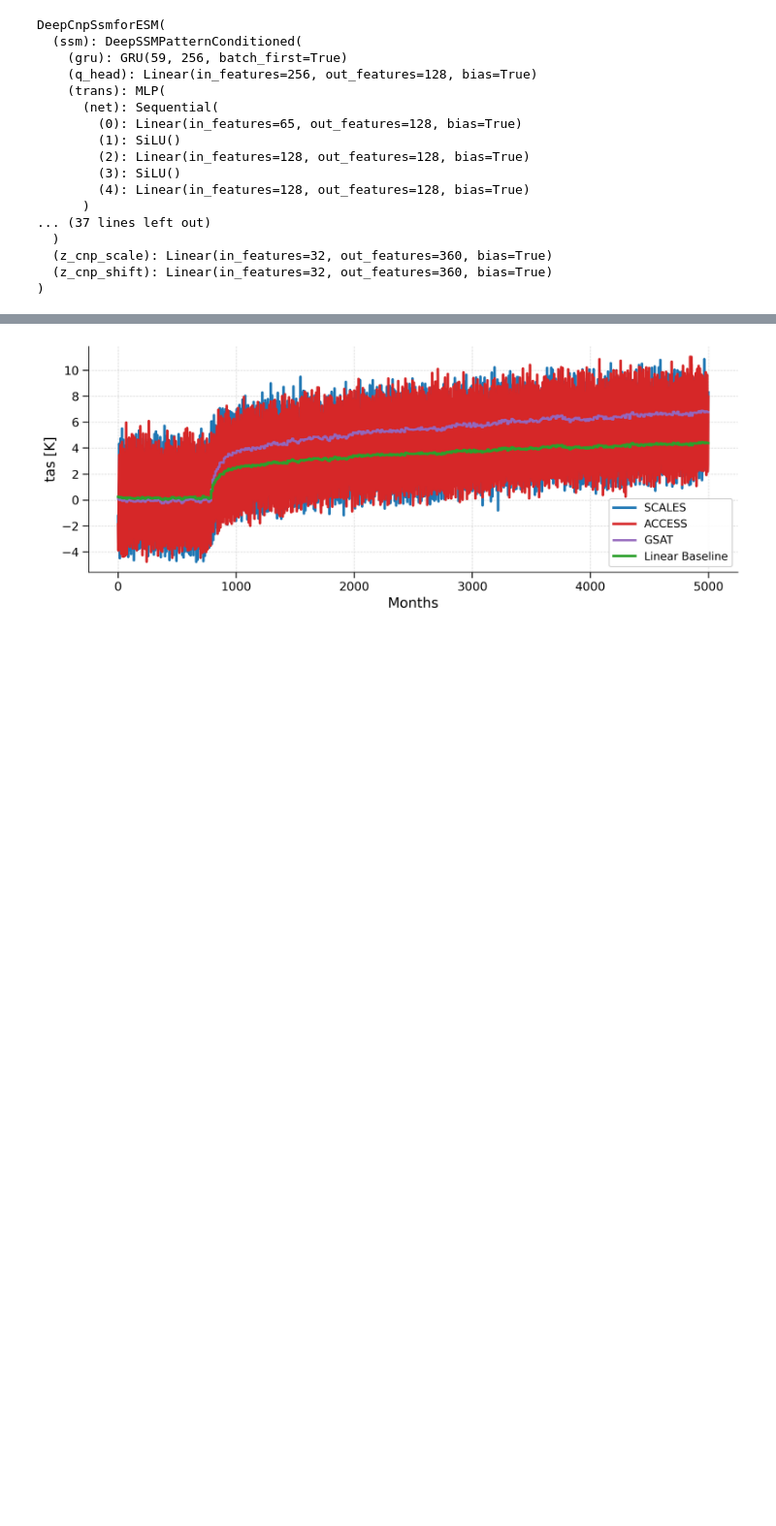
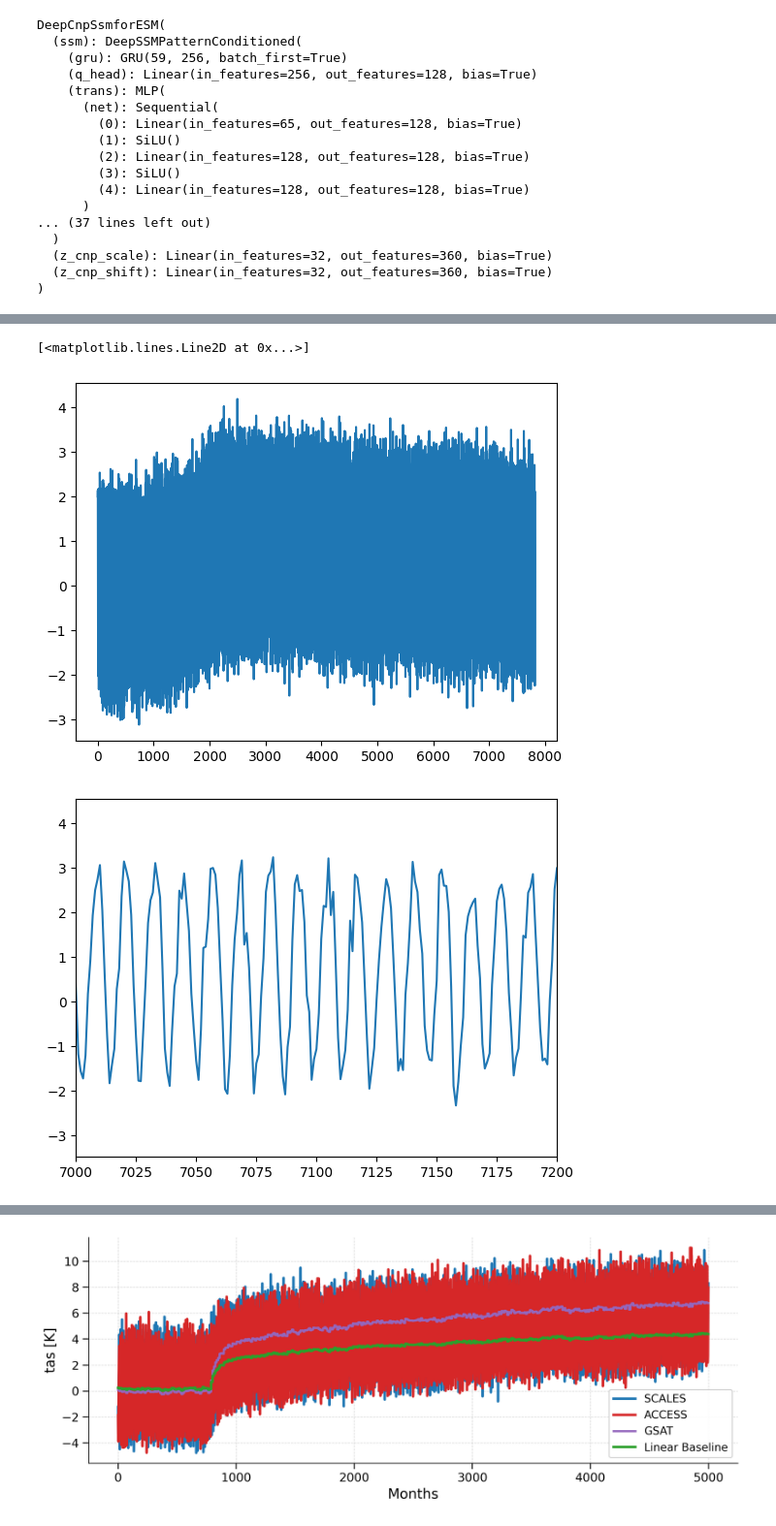
Before and after one commit to NiklasSchwind/SCALES-test, a Jupyter notebook: proto_scales/scales-for-fastMIP.ipynb, the cells around one changed output, grey strips where cells are left out. Shown at 97% size. Drawn from its saved outputs; the diff is of its cells as text; code cells hidden in the pictures; blank space fills up the shorter version.

```diff
--- a/proto_scales/scales-for-fastMIP.ipynb
+++ b/proto_scales/scales-for-fastMIP.ipynb
@@ -593,64 +607,26 @@ plt.plot(y_yearly_mean - y_yearly_gt)
 # %%
-rng = np.random.default_rng(seed=42)
-#idx = rng.choice(len(U_future_access), size=30, replace=False)
-idx = range(30)
-u_future = U_future_access[idx]
-B = u_future.shape[0]
-print("u...", u_future.shape, test_gmt.shape, H, y_past.shape)
 
-# Use only the first ESM member for context, repeated B times
-y_past_n  = np.repeat(y_scaler.transform(y_past[[0]]),   B, axis=0)
-pr_past_n = np.repeat(pr_scaler.transform(pr_past[[0]]), B, axis=0)
-u_past_n  = np.repeat(u_scaler.transform(u_past[[0]]),   B, axis=0)
-u_future_n = u_scaler.transform(u_future)
-
-y_past_n   = torch.tensor(y_past_n,   device=device, dtype=torch.float32)
-u_past_n   = torch.tensor(u_past_n,   device=device, dtype=torch.float32)
-u_future_n = torch.tensor(u_future_n, device=device, dtype=torch.float32)
-pr_past_n  = torch.tensor(pr_past_n,  device=device, dtype=torch.float32)
-
-with torch.no_grad():
-    y_ssm, y_lin, pr_ssm = forecast(model, y_past_n, u_past_n, pr_past_n, u_future_n, n_samples=1)
-y_pred     = y_scaler.inverse_transform(y_ssm.cpu().numpy())
-pr_pred    = pr_scaler.inverse_transform(pr_ssm.cpu().numpy())
-y_pred_lin = y_scaler.inverse_transform(y_lin.cpu().numpy())
-print(y_pred.shape)
-
-region = region_names.index("MDG")
-y_gt_mean = np.mean(tas_test[:,Tc_test:Tc_test+H,region],axis=0)
-pr_gt_mean = np.mean(pr_test[:,Tc_test:Tc_test+H,region],axis=0)
-y_pred_mean = np.mean(y_pred[:,:,region],axis=0)
-y_pred_lin_mean = np.mean(y_pred_lin[:,:,region],axis=0)
-
-y_yearly_mean     = [np.mean(y_pred_mean[i-12:i])     for i in np.arange(12,len(y_pred_mean),12)]
-y_yearly_mean_gt  = [np.mean(y_gt_mean[i-12:i])       for i in np.arange(12,len(y_gt_mean),12)]
-y_yearly_mean_lin = [np.mean(y_pred_lin_mean[i-12:i]) for i in np.arange(12,len(y_pred_lin_mean),12)]
+data = project_for_ESM(esm_name=models[0],esm_member_index=0,gmt_future=u_fastmip, n_ensemble=100)
+#print(data.keys())
+y_pred = data["tas"]
+y_yearly_mean = data["tas_yearly"]
+y_yearly_mean_lin = data["tas_lin_yearly"]
 
 sample = 0
-y_gt = tas_test[sample, Tc_test:Tc_test+H, region]
+region = region_names.index("MDG")
 
 plt.plot(y_pred[sample,:,region])
-#plt.plot(y_gt,label="truth")
+
 
 fig = plt.figure()
 plt.xlim([7000,7200])
 plt.plot(y_pred[sample,:,region])
-#plt.plot(y_gt,label="truth")
+
 
 fig = plt.figure()
 plt.plot(y_yearly_mean)
 plt.plot(y_yearly_mean_lin)
-#plt.plot(y_yearly_mean_gt)
-
-pred_data = {
-    "tas":    y_pred,
-    "pr":     pr_pred,
-    "tas_lin":y_pred_lin,
-    "gsat":   u_future,
-    "tas_gt": tas_test[:,Tc_test:(Tc_test+H),:],
-    "pr_gt":  pr_test[:,Tc_test:(Tc_test+H),:]
-}
-
-# import pickle
-# pickle_filename = "/pdrive/projects/icigroup/SCALES-MESH/SCALES/emulator/MIROC6/ssp534-over_pr_tas_monthly_cnp_4800m_30Jun26.pkl"
-# pickle.dump(pred_data, open(pickle_filename, "wb"))
+# %% [output]
+[<matplotlib.lines.Line2D at 0x...>]
+[figure, added]
+[figure, added]
```
Also changed, not shown: parts of 10 cells of this notebook.
